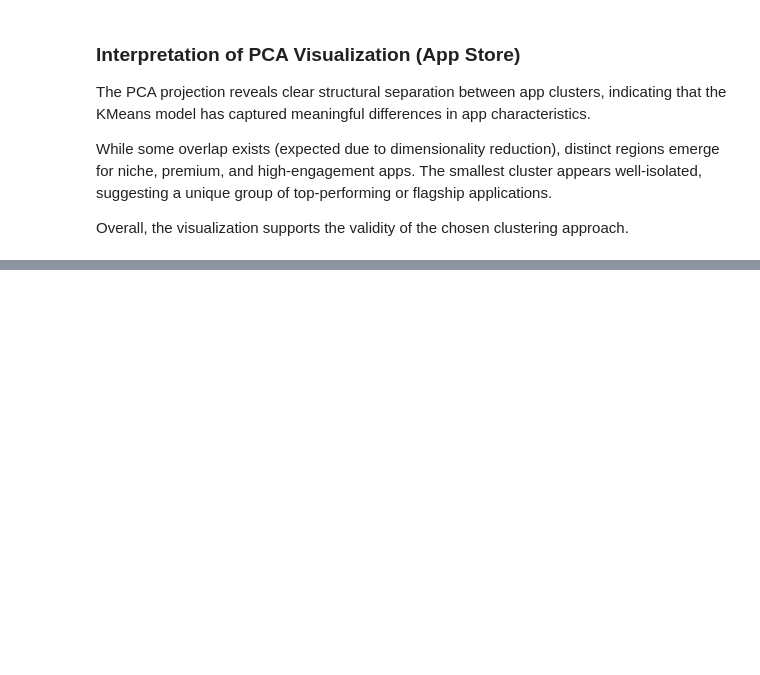
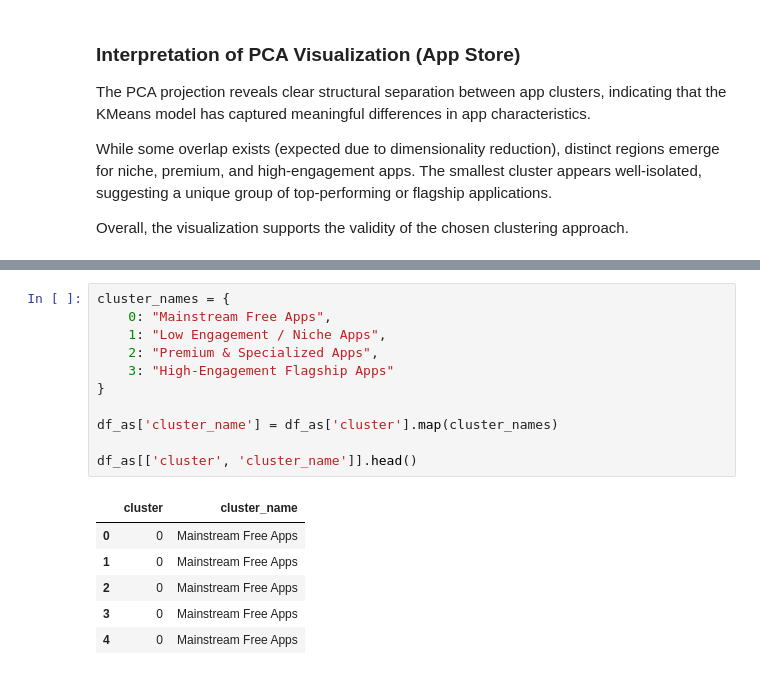
Before and after one commit to Dhairyaxshah/Appfluence, a Jupyter notebook: notebooks/04_unsupervised_ml.ipynb, the cells around one changed output, grey strips where cells are left out. Saved outputs shown, nothing was run; the diff lists cells and outputs as text; blank space fills up the shorter version.

Commit message:
Add App Store cluster interpretation and market segment naming

```diff
--- a/notebooks/04_unsupervised_ml.ipynb
+++ b/notebooks/04_unsupervised_ml.ipynb
@@ -527,0 +536,18 @@ Overall, the visualization supports the validity of the chosen clustering approa
+# %%
+cluster_names = {
+    0: "Mainstream Free Apps",
+    1: "Low Engagement / Niche Apps",
+    2: "Premium & Specialized Apps",
+    3: "High-Engagement Flagship Apps"
+}
+
+df_as['cluster_name'] = df_as['cluster'].map(cluster_names)
+
+df_as[['cluster', 'cluster_name']].head()
+# %% [output]
+|  | cluster | cluster_name |
+| 0 | 0 | Mainstream Free Apps |
+| 1 | 0 | Mainstream Free Apps |
+| 2 | 0 | Mainstream Free Apps |
+| 3 | 0 | Mainstream Free Apps |
+| 4 | 0 | Mainstream Free Apps |
```
Also changed, not shown: parts of 4 cells of this notebook.
